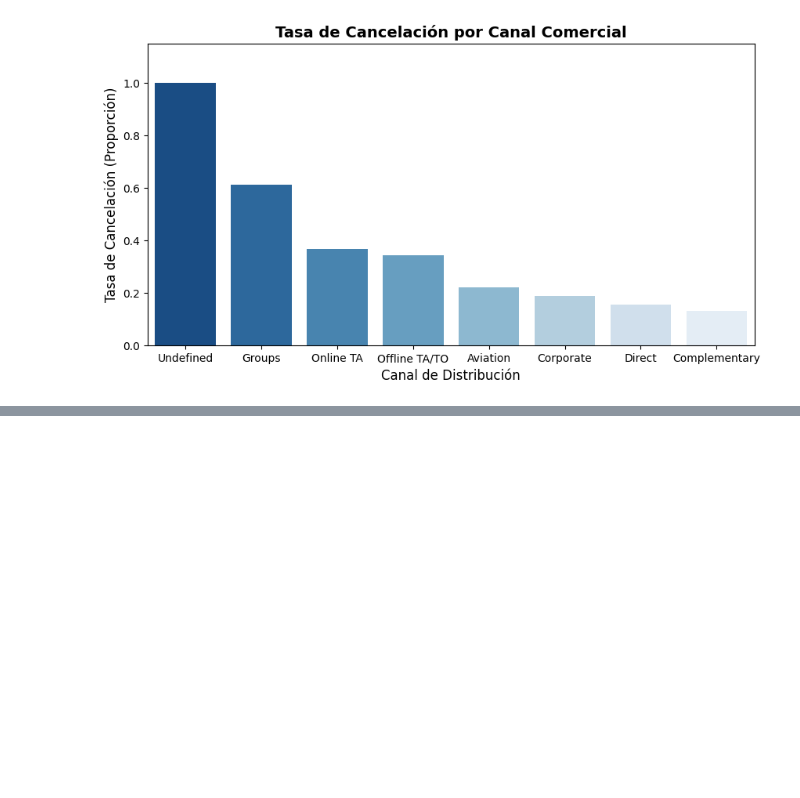
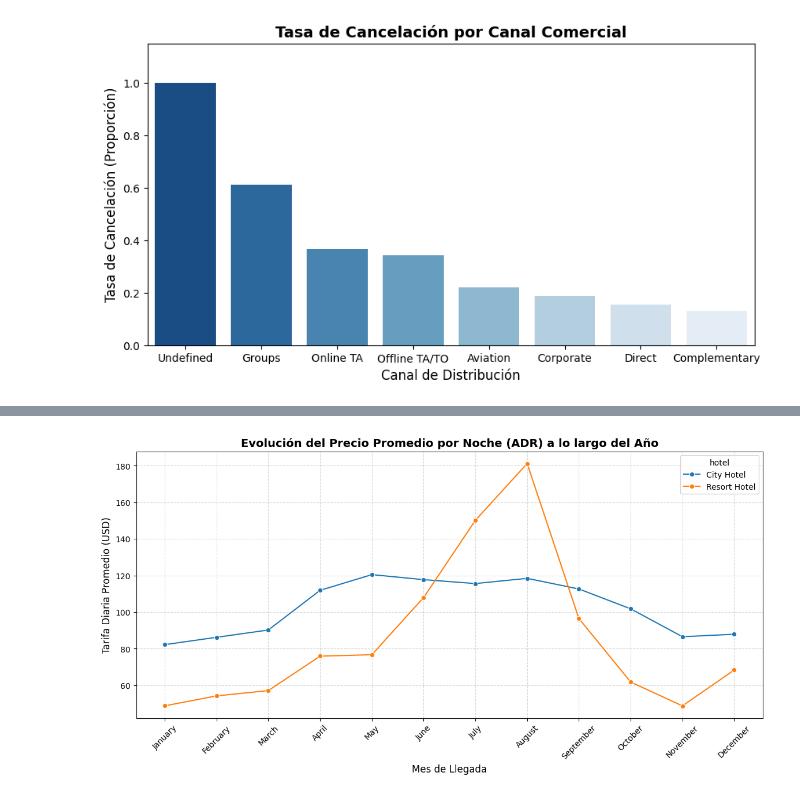
Before and after one commit to luisferdm6/02_analisis_hotelero_pandas, a Jupyter notebook: 01_limpieza_y_agrupaciones_hotel.ipynb, the cells around one changed output, grey strips where cells are left out. Cells and saved outputs as stored; diff of their text form; code cells hidden in the pictures; blank space fills up the shorter version.

```diff
--- a/01_limpieza_y_agrupaciones_hotel.ipynb
+++ b/01_limpieza_y_agrupaciones_hotel.ipynb
@@ -451,0 +533,42 @@ plt.show()
+# %%
+reservas_validas = df_real[df_real['is_canceled'] == 'No'].copy()
+
+orden_meses = [
+    'January',
+    'February',
+    'March',
+    'April',
+    'May',
+    'June',
+    'July',
+    'August',
+    'September',
+    'October',
+    'November',
+    'December',
+]
+
+reservas_validas['arrival_date_month'] = pd.Categorical(reservas_validas['arrival_date_month'], categories=orden_meses, ordered=True)
+
+adr_por_hotel = (reservas_validas.groupby(['hotel', 'arrival_date_month'], observed=True)['adr'].mean().reset_index())
+# %%
+plt.figure(figsize=(14, 6))
+sns.lineplot(
+    data=adr_por_hotel,
+    x='arrival_date_month',
+    y='adr',
+    hue='hotel',
+    marker='o',
+)
+plt.title(
+    'Evolución del Precio Promedio por Noche (ADR) a lo largo del Año',
+    fontsize=14,
+    fontweight='bold',
+)
+plt.xlabel('Mes de Llegada', fontsize=12)
+plt.ylabel('Tarifa Diaria Promedio (USD)', fontsize=12)
+plt.xticks(rotation=45)
+plt.grid(True, linestyle='--', alpha=0.5)
+plt.show()
+# %% [output]
+[figure, added]
```
Also changed, not shown: parts of 4 cells of this notebook.
